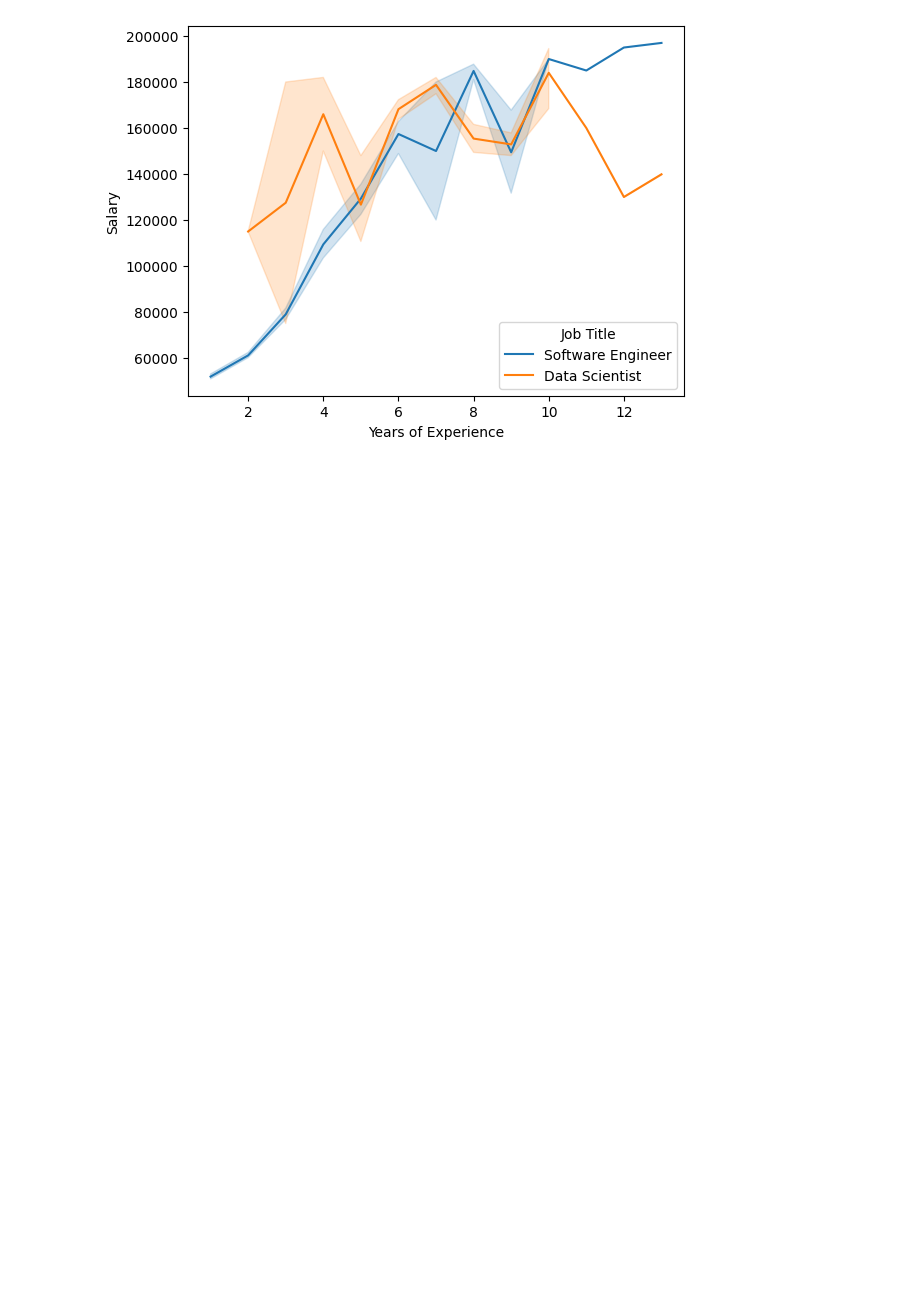
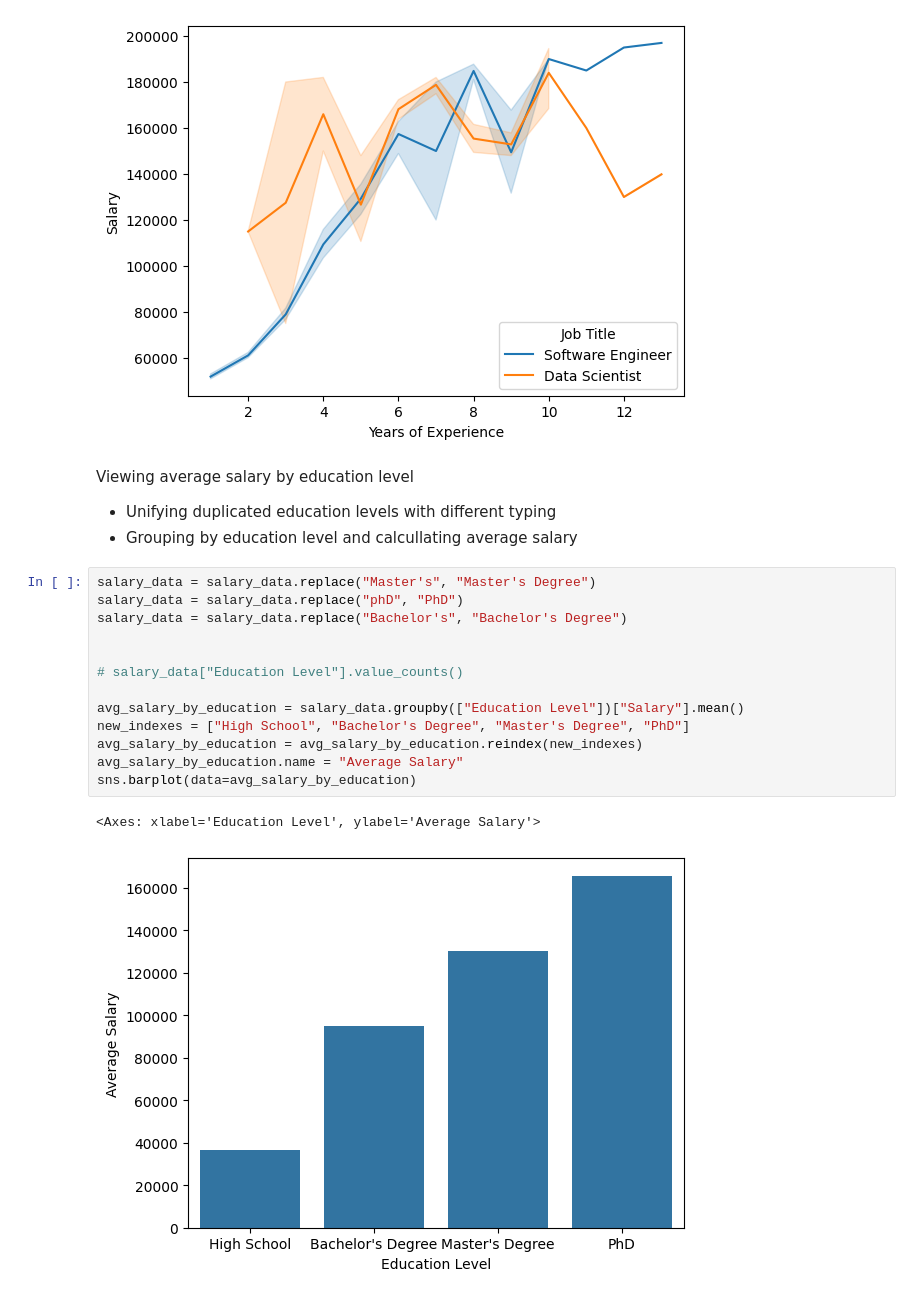
Before and after one commit to prokope/salary_analysis, a Jupyter notebook: salary_analysis.ipynb, the cells around one changed output. Cells and saved outputs as stored; diff of their text form; blank space fills up the shorter version.

Commit message:
Analyzing salary x education level

```diff
--- a/salary_analysis.ipynb
+++ b/salary_analysis.ipynb
@@ -81,3 +81,23 @@ sns.lineplot(data=selected_rows, x="Years of Experience", y="Salary", hue="Job T
 # %% [output]
 <Axes: xlabel='Years of Experience', ylabel='Salary'>
 [figure]
+# %% [markdown]
+Viewing average salary by education level
+- Unifying duplicated education levels with different typing
+- Grouping by education level and calcullating average salary
+# %%
+salary_data = salary_data.replace("Master's", "Master's Degree")
+salary_data = salary_data.replace("phD", "PhD")
+salary_data = salary_data.replace("Bachelor's", "Bachelor's Degree")
+
+
+# salary_data["Education Level"].value_counts()
+
+avg_salary_by_education = salary_data.groupby(["Education Level"])["Salary"].mean()
+new_indexes = ["High School", "Bachelor's Degree", "Master's Degree", "PhD"]
+avg_salary_by_education = avg_salary_by_education.reindex(new_indexes)
+avg_salary_by_education.name = "Average Salary"
+sns.barplot(data=avg_salary_by_education)
+# %% [output]
+<Axes: xlabel='Education Level', ylabel='Average Salary'>
+[figure, added]
```
